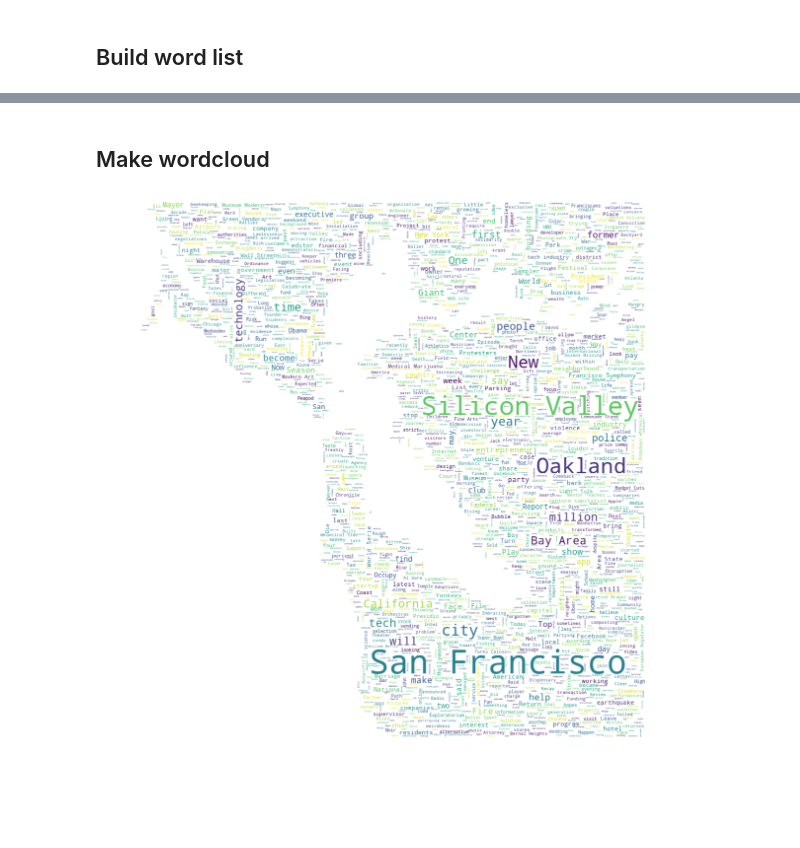
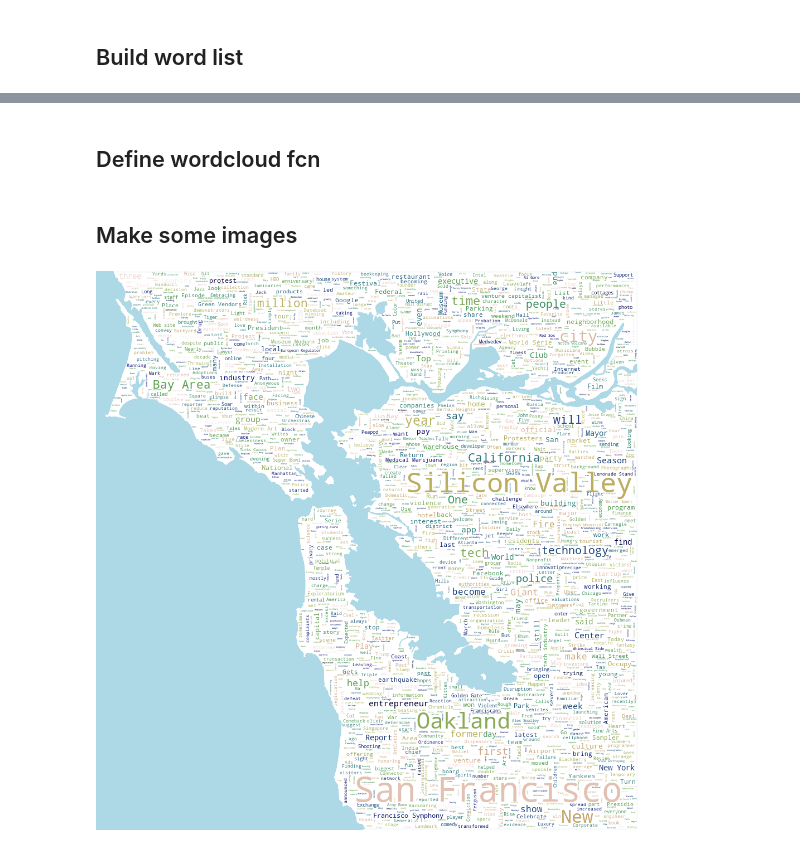
Before and after one commit to tsennott/etc_projects, a Jupyter notebook: Wordart/wordart_example.ipynb, the cells around one changed output, grey strips where cells are left out. Cells and saved outputs as stored; diff of their text form; code cells hidden in the pictures; blank space fills up the shorter version.

```diff
--- a/Wordart/wordart_example.ipynb
+++ b/Wordart/wordart_example.ipynb
@@ -78,25 +122,40 @@ image
 # %% [markdown]
-## Make wordcloud
+## Define wordcloud fcn
 # %%
-mask = np.array(image)
-stopwords = set(STOPWORDS)
-stopwords_to_add = ['Monday', 'Tuesday', 'Wednesday', 'Thursday', 'Friday', 'Saturday', 'Sunday']
-for word in stopwords_to_add:
-    stopwords.add(word)
+def make_wordcloud(image, text_string, filename="final images/out.png", colormap='viridis', background=None, max_words=4000):
 
-wc = WordCloud(background_color="white", max_words=4000, mask=mask,
-               stopwords=stopwords, )#contour_width=3, contour_color='steelblue')
+    mask = np.array(image)
+    stopwords = set(STOPWORDS)
+    stopwords_to_add = ['Monday', 'Tuesday', 'Wednesday', 'Thursday', 'Friday', 'Saturday', 'Sunday']
+    for word in stopwords_to_add:
+        stopwords.add(word)
 
-# generate word cloud
-wc.generate(text_string)
+    wc = WordCloud(background_color="white", max_words=max_words, mask=mask,
+                   stopwords=stopwords, colormap=colormap)#contour_width=3, contour_color='steelblue')
 
-# store to file
-wc.to_file("final images/sf_bay.png")
+    # generate word cloud
+    wc.generate(text_string)
 
-# show
-plt.figure(figsize=(20,20))
-plt.imshow(wc, interpolation='bilinear')
-plt.axis("off")
-plt.show()
+    # store to file
+    filename = filename.split('.')[0] + '_' + colormap + '.' + filename.split('.')[1]
+    wc.to_file(filename)
+    wc_image = Image.open(filename)
+
+    # apply background
+    if background is not None:
+        background = Image.new(size=image.size, color=background, mode='RGB')
+        mask = ImageOps.invert(image.convert(mode='L'))
+        wc_w_background = Image.composite(wc_image, background, mask)
+        wc_w_background.save(filename.split('.')[0] + '_backgound' + '.' + filename.split('.')[1])
+
+        return wc_w_background
+    else:
+        return wc_image
-# %% [output]
-[figure, removed]
+# %% [markdown]
+## Make some images
+# %%
+make_wordcloud(image=image, text_string=text_string,
+               filename="final images/sf_bay.png",
+               colormap='gist_earth', background='lightblue')
+# %% [output]
+[figure, added]
```
Also changed, not shown: parts of 14 cells of this notebook, 36 other files.
